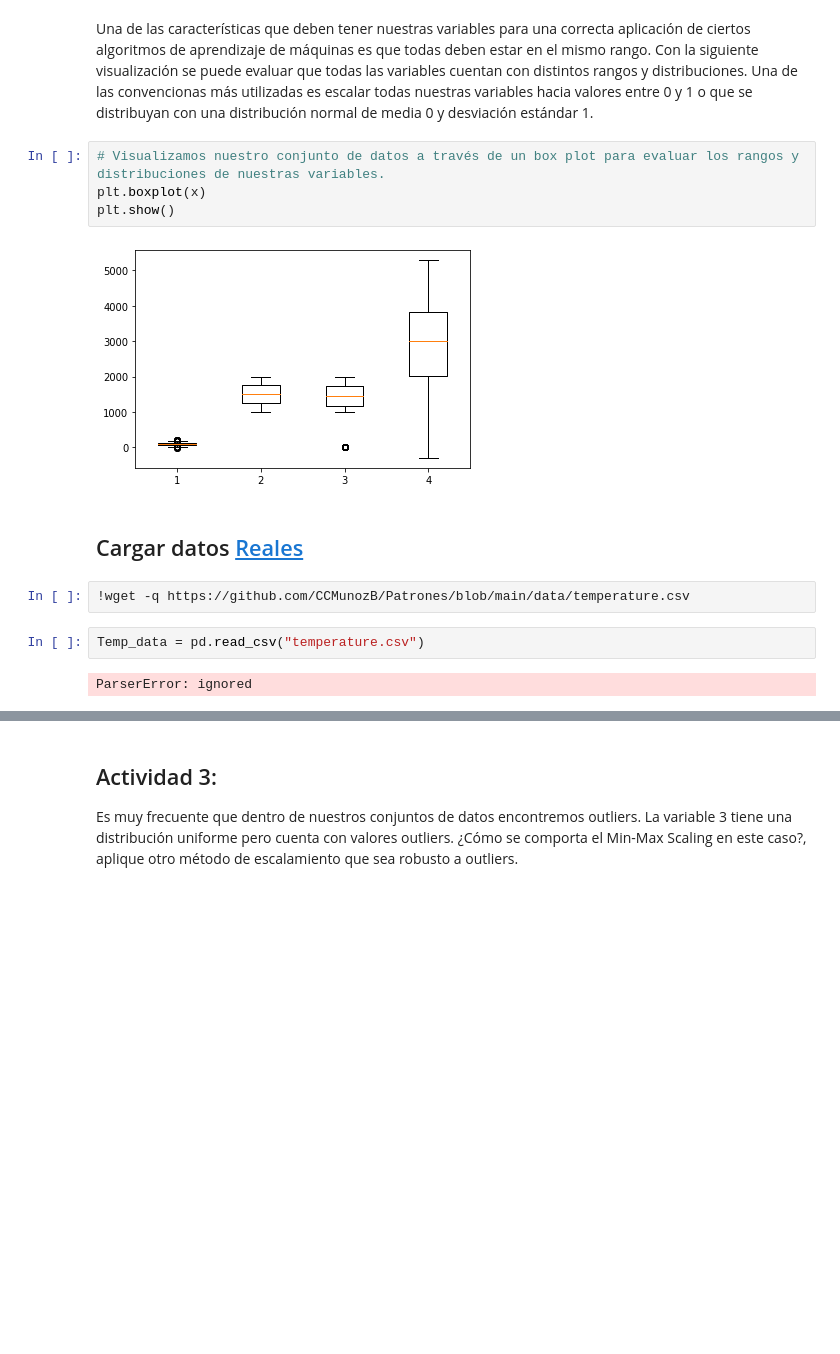
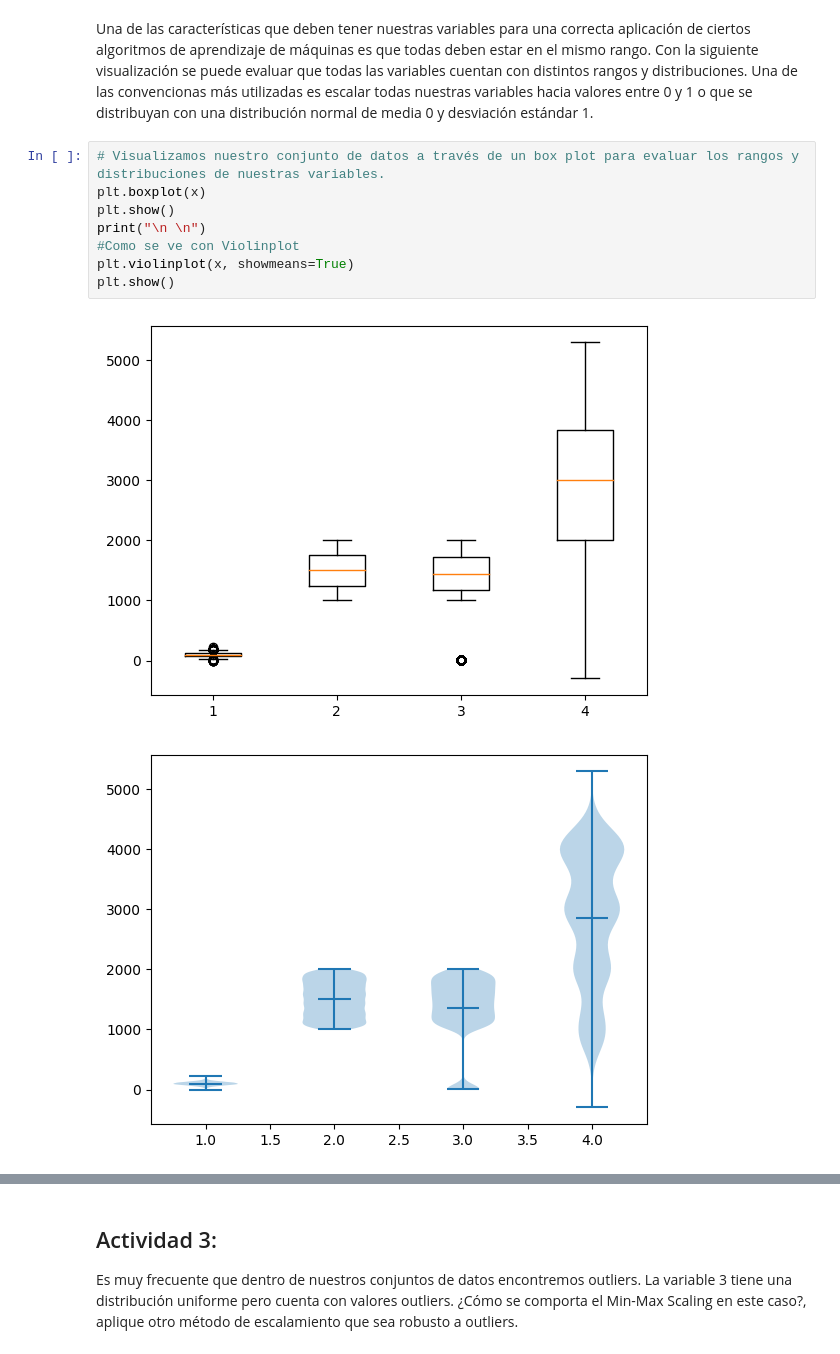
Before and after one commit to CCMunozB/Patrones, a Jupyter notebook: 1-preprocessing.ipynb, the cells around one changed output, grey strips where cells are left out. Saved outputs shown, nothing was run; the diff lists cells and outputs as text; blank space fills up the shorter version.

```diff
--- a/1-preprocessing.ipynb
+++ b/1-preprocessing.ipynb
@@ -53,16 +72,13 @@ Una de las características que deben tener nuestras variables para una correcta
 # %%
 # Visualizamos nuestro conjunto de datos a través de un box plot para evaluar los rangos y distribuciones de nuestras variables.
 plt.boxplot(x)
 plt.show()
+print("\n \n")
+#Como se ve con Violinplot
+plt.violinplot(x, showmeans=True)
+plt.show()
 # %% [output]
-[figure, old version]
+[figure, new version]
+[figure, added]
-# %% [markdown]
-## Cargar datos [Reales](https://climateknowledgeportal.worldbank.org/download-data)
-# %%
-!wget -q https://github.com/CCMunozB/Patrones/blob/main/data/temperature.csv
-# %%
-Temp_data = pd.read_csv("temperature.csv")
-# %% [output]
-ParserError: ignored
 # %% [markdown]
 ## Actividad 1:
```
Also changed, not shown: parts of 21 cells of this notebook, 1 other file.
